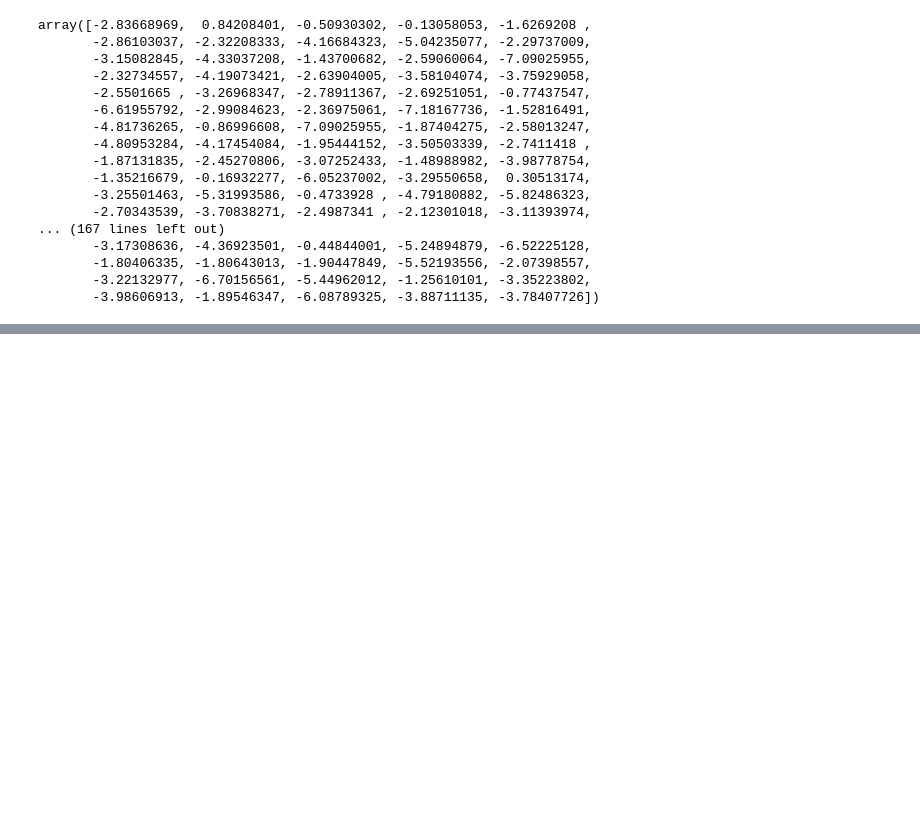
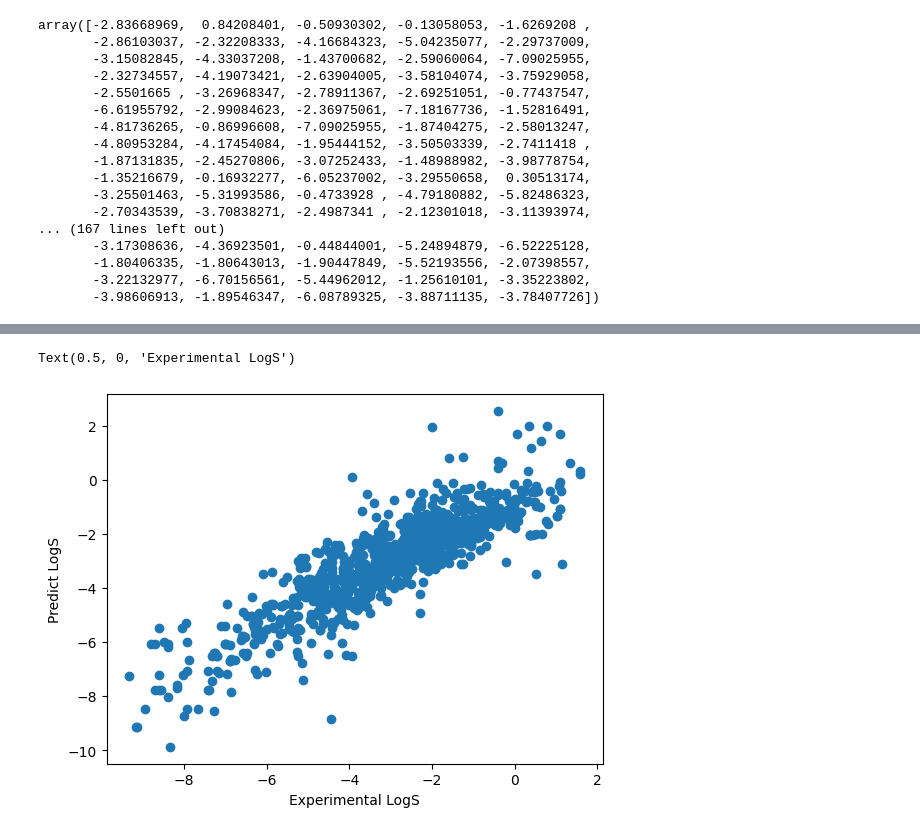
Before and after one commit to rahul2046/MY-FIRST-ML-PROJECT, a Jupyter notebook: MY_FIRST_ML_PROJECT.ipynb, the cells around one changed output, grey strips where cells are left out. Drawn from its saved outputs; the diff is of its cells as text; code cells hidden in the pictures; blank space fills up the shorter version.

```diff
--- a/MY_FIRST_ML_PROJECT.ipynb
+++ b/MY_FIRST_ML_PROJECT.ipynb
@@ -138,0 +218,9 @@ array([-2.83668969,  0.84208401, -0.50930302, -0.13058053, -1.6269208 ,
+# %%
+import matplotlib.pyplot as plt
+plt.scatter(x=y_train , y=y_lr_train_pred)
+plt.plot()
+plt.ylabel('Predict LogS')
+plt.xlabel('Experimental LogS')
+# %% [output]
+Text(0.5, 0, 'Experimental LogS')
+[figure, added]
```
Also changed, not shown: parts of 20 cells of this notebook.
